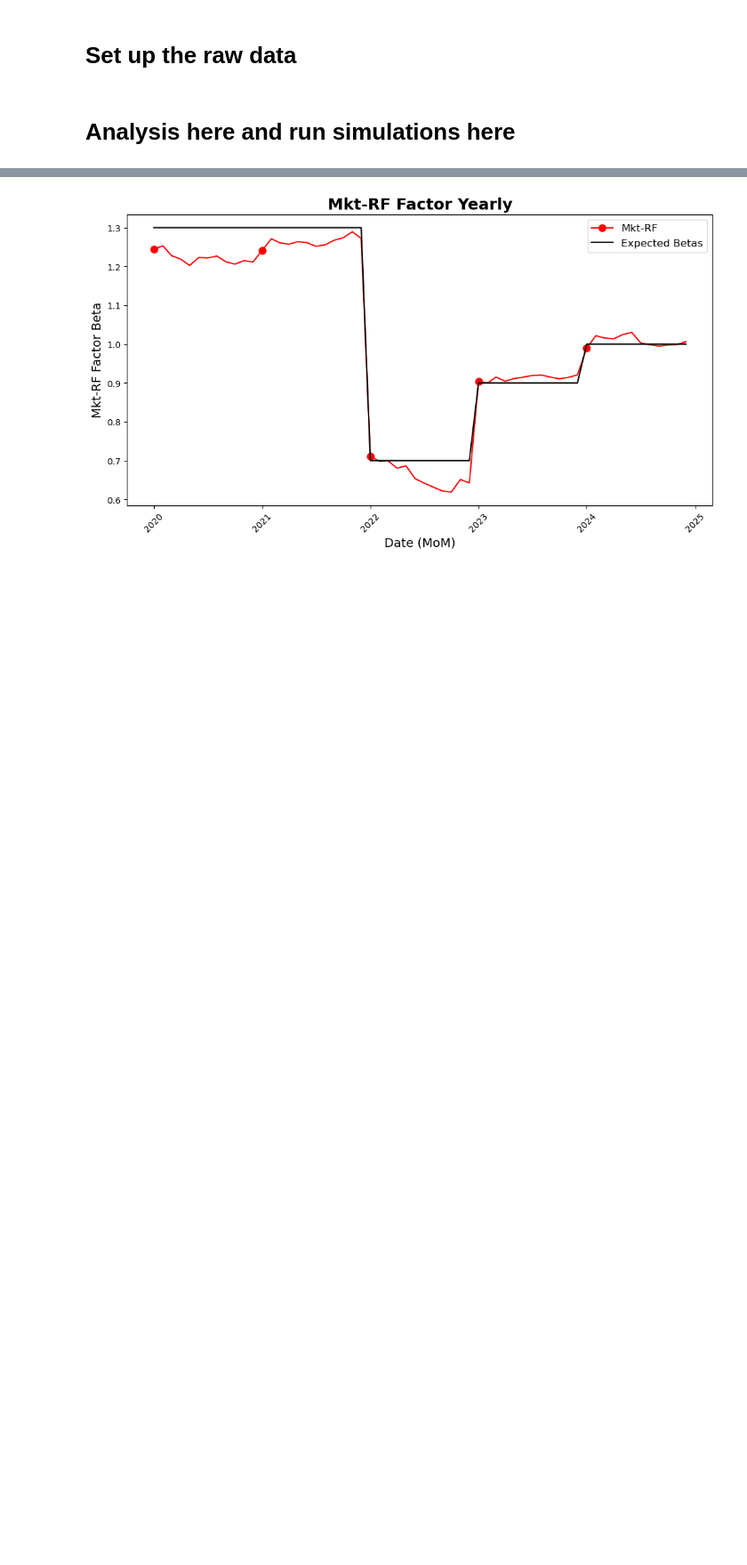
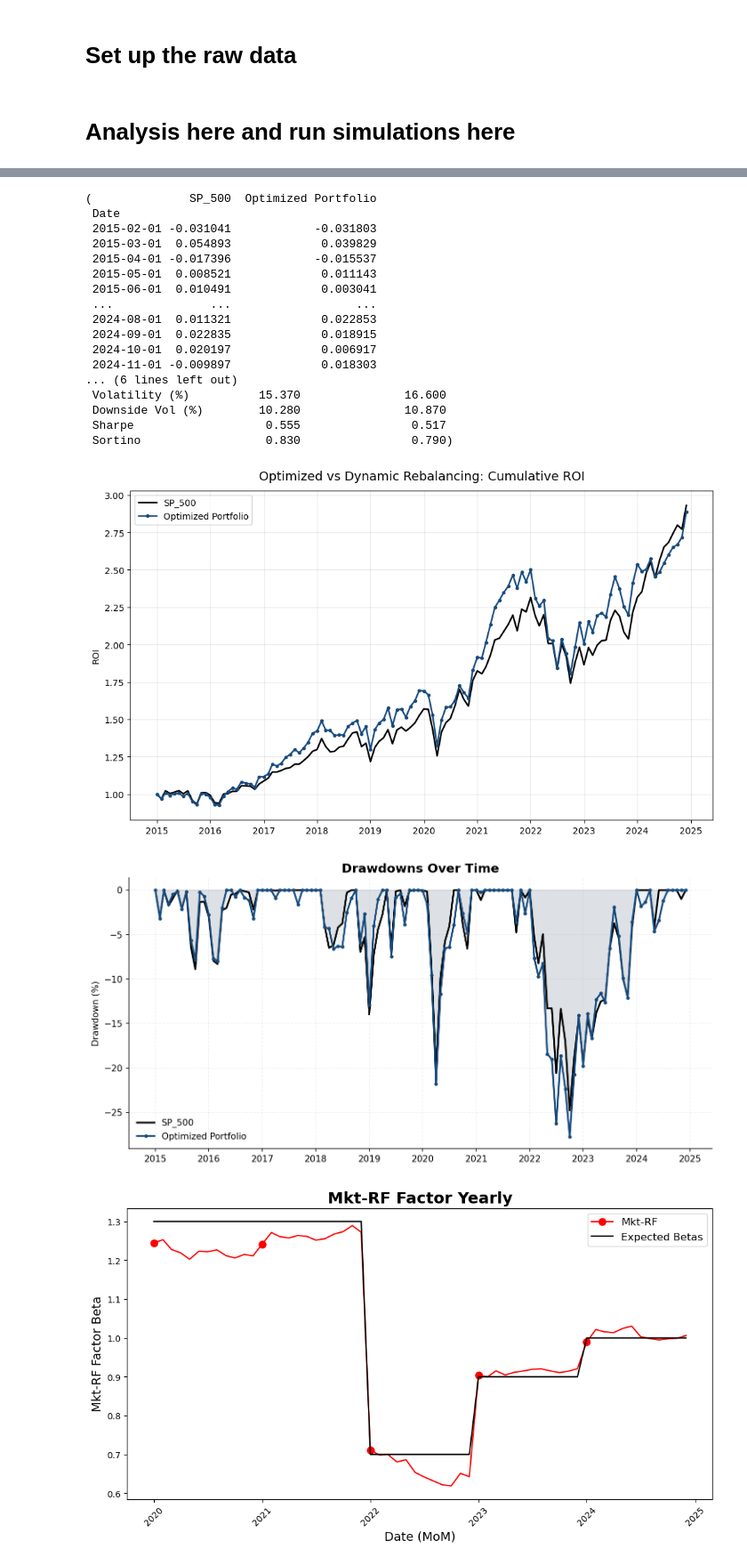
Before and after one commit to vincentbatten27/Multi-Factor_Investing, a Jupyter notebook: Multi_Factor_Fall_25/Run simulator.ipynb, the cells around one changed output, grey strips where cells are left out. Shown at 89% size. Drawn from its saved outputs; the diff is of its cells as text; code cells hidden in the pictures; blank space fills up the shorter version.

```diff
--- a/Multi_Factor_Fall_25/Run simulator.ipynb
+++ b/Multi_Factor_Fall_25/Run simulator.ipynb
@@ -2338,3 +2348,25 @@ old_b
+# %%
+analyze_portfolios(avg_drm,12)
+# %% [output]
+(              SP_500  Optimized Portfolio
+ Date
+ 2015-02-01 -0.031041            -0.031803
+ 2015-03-01  0.054893             0.039829
+ 2015-04-01 -0.017396            -0.015537
+ 2015-05-01  0.008521             0.011143
+ 2015-06-01  0.010491             0.003041
+ ...              ...                  ...
+ 2024-08-01  0.011321             0.022853
+ 2024-09-01  0.022835             0.018915
+ 2024-10-01  0.020197             0.006917
+ 2024-11-01 -0.009897             0.018303
+... (6 lines left out)
+ Volatility (%)          15.370               16.600
+ Downside Vol (%)        10.280               10.870
+ Sharpe                   0.555                0.517
+ Sortino                  0.830                0.790)
+[figure, added]
+[figure, added]
 # %%
 plot_yearly_betas()
 # %% [output]
```
Also changed, not shown: parts of 30 cells of this notebook, 32 other files.
